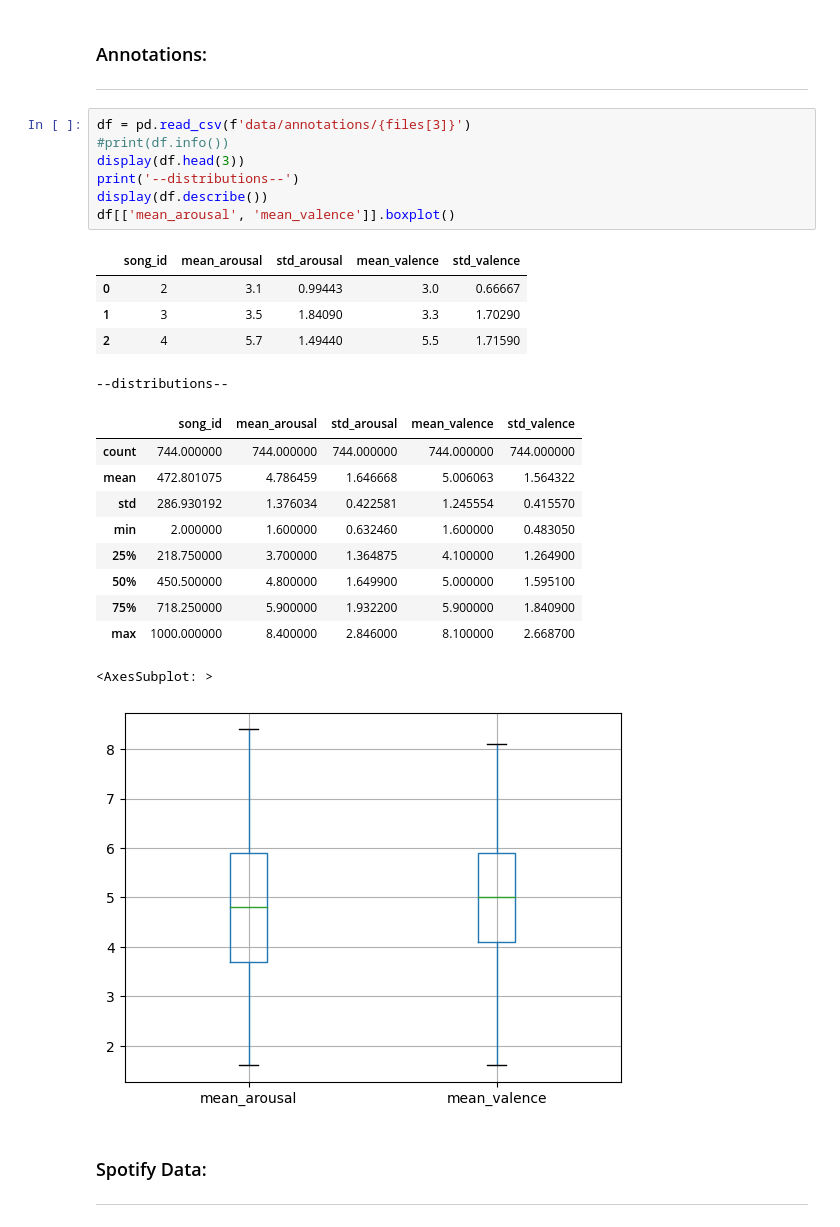
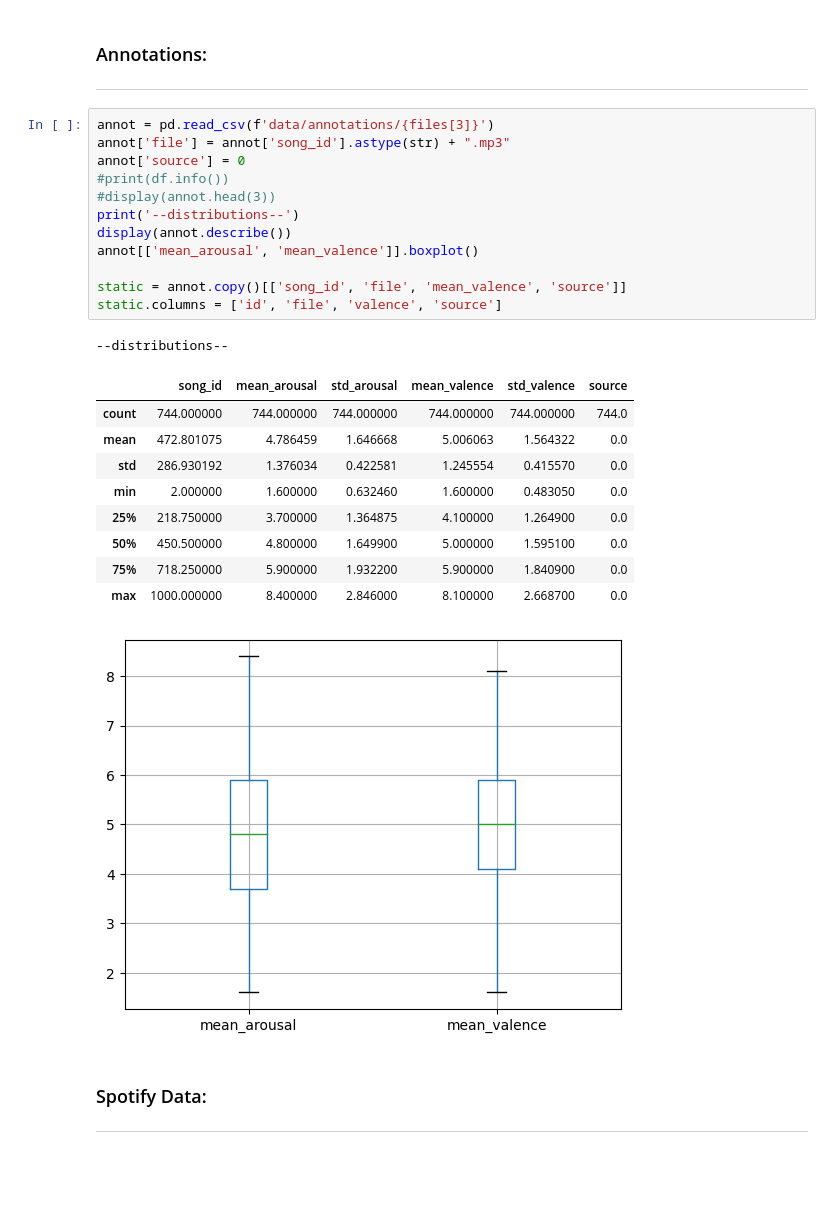
Before and after one commit to ty-martz/audiologic, a Jupyter notebook: eda.ipynb, the cells around one changed output. Saved outputs shown, nothing was run; the diff lists cells and outputs as text; blank space fills up the shorter version.

```diff
--- a/eda.ipynb
+++ b/eda.ipynb
@@ -135,28 +101,28 @@ plt.tight_layout()
 ### Annotations:
 ---
 # %%
-df = pd.read_csv(f'data/annotations/{files[3]}')
+annot = pd.read_csv(f'data/annotations/{files[3]}')
+annot['file'] = annot['song_id'].astype(str) + ".mp3"
+annot['source'] = 0
 #print(df.info())
-display(df.head(3))
+#display(annot.head(3))
 print('--distributions--')
-display(df.describe())
-df[['mean_arousal', 'mean_valence']].boxplot()
+display(annot.describe())
+annot[['mean_arousal', 'mean_valence']].boxplot()
+
+static = annot.copy()[['song_id', 'file', 'mean_valence', 'source']]
+static.columns = ['id', 'file', 'valence', 'source']
 # %% [output]
+--distributions--
-|  | song_id | mean_arousal | std_arousal | mean_valence | std_valence |
-| 0 | 2 | 3.1 | 0.99443 | 3.0 | 0.66667 |
-| 1 | 3 | 3.5 | 1.84090 | 3.3 | 1.70290 |
-| 2 | 4 | 5.7 | 1.49440 | 5.5 | 1.71590 |
+|  | song_id | mean_arousal | std_arousal | mean_valence | std_valence | source |
+| count | 744.000000 | 744.000000 | 744.000000 | 744.000000 | 744.000000 | 744.0 |
+| mean | 472.801075 | 4.786459 | 1.646668 | 5.006063 | 1.564322 | 0.0 |
+| std | 286.930192 | 1.376034 | 0.422581 | 1.245554 | 0.415570 | 0.0 |
+| min | 2.000000 | 1.600000 | 0.632460 | 1.600000 | 0.483050 | 0.0 |
+| 25% | 218.750000 | 3.700000 | 1.364875 | 4.100000 | 1.264900 | 0.0 |
+| 50% | 450.500000 | 4.800000 | 1.649900 | 5.000000 | 1.595100 | 0.0 |
+| 75% | 718.250000 | 5.900000 | 1.932200 | 5.900000 | 1.840900 | 0.0 |
+| max | 1000.000000 | 8.400000 | 2.846000 | 8.100000 | 2.668700 | 0.0 |
---distributions--
-|  | song_id | mean_arousal | std_arousal | mean_valence | std_valence |
-| count | 744.000000 | 744.000000 | 744.000000 | 744.000000 | 744.000000 |
-| mean | 472.801075 | 4.786459 | 1.646668 | 5.006063 | 1.564322 |
-| std | 286.930192 | 1.376034 | 0.422581 | 1.245554 | 0.415570 |
-| min | 2.000000 | 1.600000 | 0.632460 | 1.600000 | 0.483050 |
-| 25% | 218.750000 | 3.700000 | 1.364875 | 4.100000 | 1.264900 |
-| 50% | 450.500000 | 4.800000 | 1.649900 | 5.000000 | 1.595100 |
-| 75% | 718.250000 | 5.900000 | 1.932200 | 5.900000 | 1.840900 |
-| max | 1000.000000 | 8.400000 | 2.846000 | 8.100000 | 2.668700 |
-<AxesSubplot: >
 [figure]
 # %% [markdown]
 ### Spotify Data:
```
Also changed, not shown: parts of 10 cells of this notebook.
